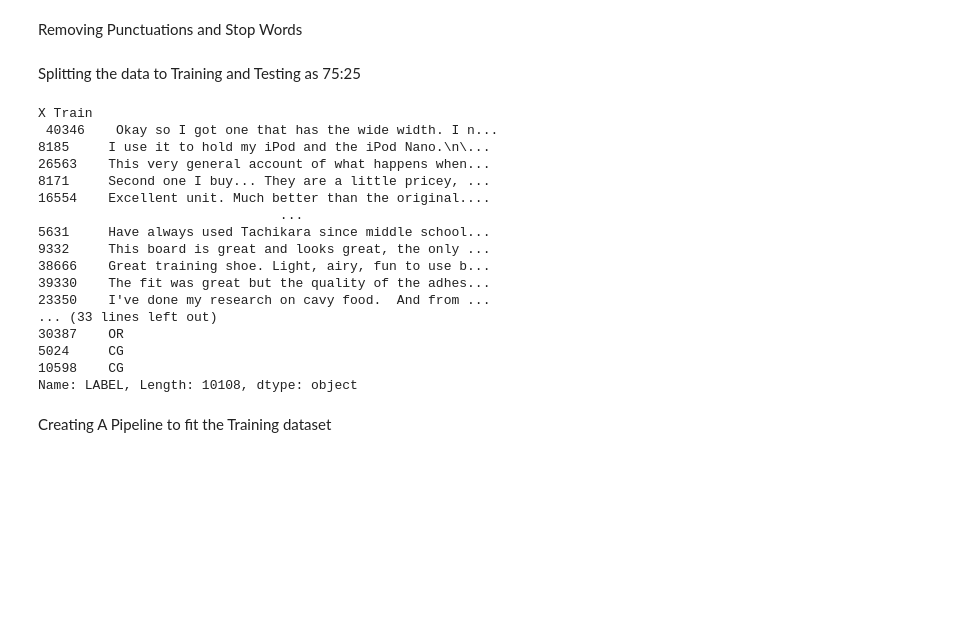
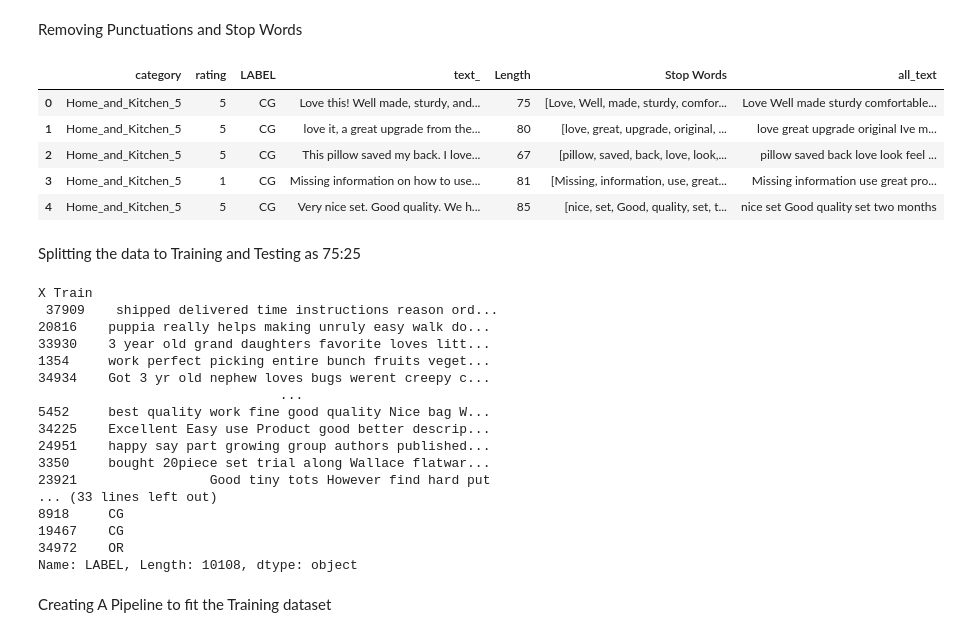
Before and after one commit to MLProjectTeam3/fake-review-prediction, a Jupyter notebook: prediction_01.ipynb, the cells around one changed output. Cells and saved outputs as stored; diff of their text form; code cells hidden in the pictures; blank space fills up the shorter version.

```diff
--- a/prediction_01.ipynb
+++ b/prediction_01.ipynb
@@ -56,30 +60,45 @@ def convertmyTxt(rv):
     np = [c for c in rv if c not in string.punctuation]
     np = ''.join(np)
     return [w for w in np.split() if w.lower() not in stopwords.words('english')]
+# %%
+dataframe['Stop Words'] = dataframe.apply(lambda x: convertmyTxt(x['text_']), axis=1)
+# %%
+def rejoin_words(tokenized_column):
+    return ( " ".join(tokenized_column))
+dataframe['all_text'] = dataframe.apply(lambda x: rejoin_words(x['Stop Words']), axis=1)
+# %%
+dataframe.head()
+# %% [output]
+|  | category | rating | LABEL | text_ | Length | Stop Words | all_text |
+| 0 | Home_and_Kitchen_5 | 5 | CG | Love this! Well made, sturdy, and... | 75 | [Love, Well, made, sturdy, comfor... | Love Well made sturdy comfortable... |
+| 1 | Home_and_Kitchen_5 | 5 | CG | love it, a great upgrade from the... | 80 | [love, great, upgrade, original, ... | love great upgrade original Ive m... |
+| 2 | Home_and_Kitchen_5 | 5 | CG | This pillow saved my back. I love... | 67 | [pillow, saved, back, love, look,... | pillow saved back love look feel ... |
+| 3 | Home_and_Kitchen_5 | 1 | CG | Missing information on how to use... | 81 | [Missing, information, use, great... | Missing information use great pro... |
+| 4 | Home_and_Kitchen_5 | 5 | CG | Very nice set. Good quality. We h... | 85 | [nice, set, Good, quality, set, t... | nice set Good quality set two months |
 # %%
 #dataframe['Stopwords'] = convertmyTxt(dataframe['text_'])
 # %% [markdown]
 Splitting the data to Training and Testing as 75:25
 # %%
-x_train, x_test, y_train, y_test = train_test_split(dataframe['text_'],dataframe['LABEL'], test_size= 0.25)
+x_train, x_test, y_train, y_test = train_test_split(dataframe['all_text'],dataframe['LABEL'], test_size= 0.25,random_state=42 )
 print("X Train \n",x_train,"Y Train\n", y_train,"X Test\n", x_test,"Y Test\n", y_test)
 # %% [output]
 X Train
- 40346    Okay so I got one that has the wide width. I n...
-8185     I use it to hold my iPod and the iPod Nano.\n\...
-26563    This very general account of what happens when...
-8171     Second one I buy... They are a little pricey, ...
-16554    Excellent unit. Much better than the original....
+ 37909    shipped delivered time instructions reason ord...
+20816    puppia really helps making unruly easy walk do...
+33930    3 year old grand daughters favorite loves litt...
+1354     work perfect picking entire bunch fruits veget...
+34934    Got 3 yr old nephew loves bugs werent creepy c...
                                ...
-5631     Have always used Tachikara since middle school...
-9332     This board is great and looks great, the only ...
-38666    Great training shoe. Light, airy, fun to use b...
-39330    The fit was great but the quality of the adhes...
-23350    I've done my research on cavy food.  And from ...
+5452     best quality work fine good quality Nice bag W...
+34225    Excellent Easy use Product good better descrip...
+24951    happy say part growing group authors published...
+3350     bought 20piece set trial along Wallace flatwar...
+23921                 Good tiny tots However find hard put
 ... (33 lines left out)
-30387    OR
-5024     CG
-10598    CG
+8918     CG
+19467    CG
+34972    OR
 Name: LABEL, Length: 10108, dtype: object
 # %% [markdown]
 Creating A Pipeline to fit the Training dataset
```
Also changed, not shown: parts of 7 cells of this notebook, 1 other file.
